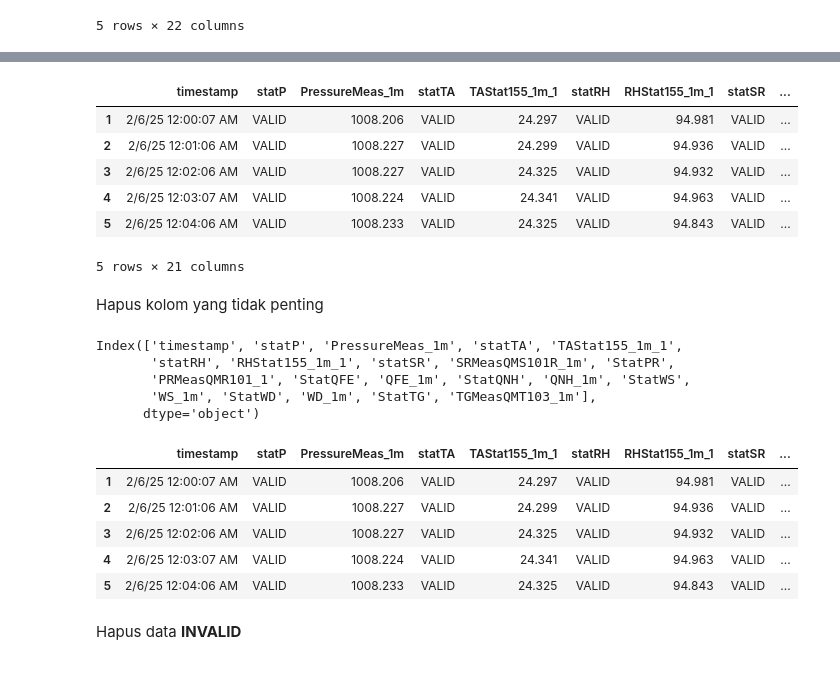
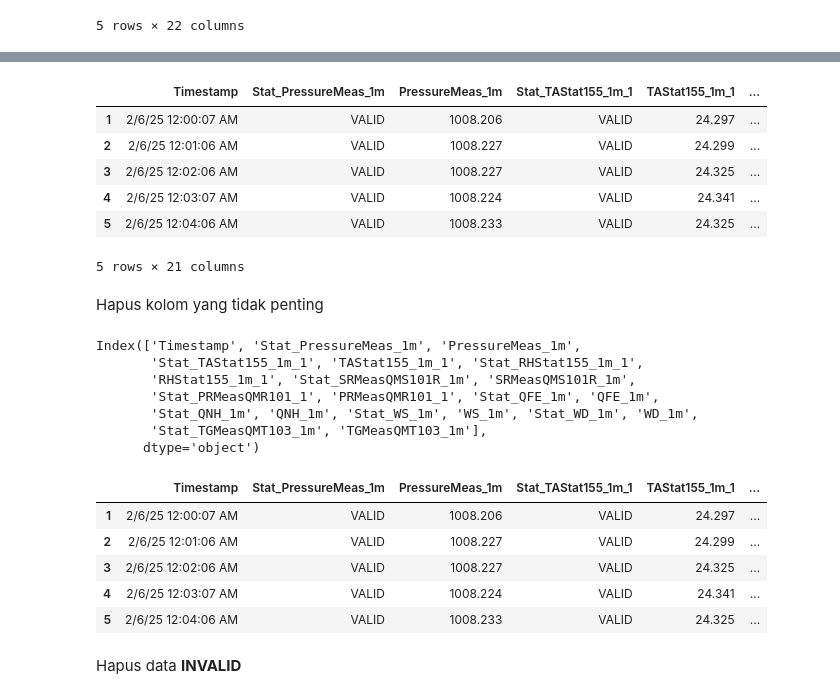
Before and after one commit to HandiSutriyan/CompareDataLapang, a Jupyter notebook: analisis.ipynb, the cells around one changed output, grey strips where cells are left out. Drawn from its saved outputs; the diff is of its cells as text; code cells hidden in the pictures.

```diff
--- a/analisis.ipynb
+++ b/analisis.ipynb
@@ -56,3 +56,16 @@ df_std.head()
 | 3 | 2/6/25 12:02:06 AM | VALID | 1008.227 | VALID | 24.325 | VALID | 94.932 | ... |
 | 4 | 2/6/25 12:03:07 AM | VALID | 1008.224 | VALID | 24.341 | VALID | 94.963 | ... |
 5 rows × 22 columns
+# %%
+df_std.columns = df_std.columns.str.strip()
+new_header = []
+for i, col in enumerate(df_std.columns):
+    if 'Unnamed' in col and i > 0:
+        next_col = df_std.columns[i+1] if i+1 < len(df_std.columns) else ''
+        new_header.append(f'Stat_{next_col}')
+    elif i == 0:
+        new_header.append('Timestamp')
+    else:
+        new_header.append(col)
+df_std.columns = new_header
+df_std
@@ -59,42 +86,38 @@ df_std.head()
 # %%
-set_col_std = ['timestamp', 'statP', 'PressureMeas_1m', 'statTA',
-       'TAStat155_1m_1', 'statRH', 'RHStat155_1m_1', 'statSR',
-       'SRMeasQMS101R_1m', 'StatPR', 'PRMeasQMR101_1', 'StatQFE',
-       'QFE_1m', 'StatQNH', 'QNH_1m', 'StatWS', 'WS_1m',
-       'StatWD', 'WD_1m', 'StatTG', 'TGMeasQMT103_1m']
 
-df_std = df_std.drop(columns='Unnamed: 21') #hapus kolom lebih
+df_std = df_std.dropna(axis=1, how='all') #hapus kolom lebih
 df_std = df_std.drop([0])
-df_std.columns = set_col_std #ubah format header standar
 df_std.head()
 # %% [output]
-|  | timestamp | statP | PressureMeas_1m | statTA | TAStat155_1m_1 | statRH | RHStat155_1m_1 | statSR | ... |
-| 1 | 2/6/25 12:00:07 AM | VALID | 1008.206 | VALID | 24.297 | VALID | 94.981 | VALID | ... |
-| 2 | 2/6/25 12:01:06 AM | VALID | 1008.227 | VALID | 24.299 | VALID | 94.936 | VALID | ... |
-| 3 | 2/6/25 12:02:06 AM | VALID | 1008.227 | VALID | 24.325 | VALID | 94.932 | VALID | ... |
-| 4 | 2/6/25 12:03:07 AM | VALID | 1008.224 | VALID | 24.341 | VALID | 94.963 | VALID | ... |
-| 5 | 2/6/25 12:04:06 AM | VALID | 1008.233 | VALID | 24.325 | VALID | 94.843 | VALID | ... |
+|  | Timestamp | Stat_PressureMeas_1m | PressureMeas_1m | Stat_TAStat155_1m_1 | TAStat155_1m_1 | ... |
+| 1 | 2/6/25 12:00:07 AM | VALID | 1008.206 | VALID | 24.297 | ... |
+| 2 | 2/6/25 12:01:06 AM | VALID | 1008.227 | VALID | 24.299 | ... |
+| 3 | 2/6/25 12:02:06 AM | VALID | 1008.227 | VALID | 24.325 | ... |
+| 4 | 2/6/25 12:03:07 AM | VALID | 1008.224 | VALID | 24.341 | ... |
+| 5 | 2/6/25 12:04:06 AM | VALID | 1008.233 | VALID | 24.325 | ... |
 5 rows × 21 columns
 # %% [markdown]
 Hapus kolom yang tidak penting
 # %%
 df_std.columns
 # %% [output]
-Index(['timestamp', 'statP', 'PressureMeas_1m', 'statTA', 'TAStat155_1m_1',
-       'statRH', 'RHStat155_1m_1', 'statSR', 'SRMeasQMS101R_1m', 'StatPR',
-       'PRMeasQMR101_1', 'StatQFE', 'QFE_1m', 'StatQNH', 'QNH_1m', 'StatWS',
-       'WS_1m', 'StatWD', 'WD_1m', 'StatTG', 'TGMeasQMT103_1m'],
+Index(['Timestamp', 'Stat_PressureMeas_1m', 'PressureMeas_1m',
+       'Stat_TAStat155_1m_1', 'TAStat155_1m_1', 'Stat_RHStat155_1m_1',
+       'RHStat155_1m_1', 'Stat_SRMeasQMS101R_1m', 'SRMeasQMS101R_1m',
+       'Stat_PRMeasQMR101_1', 'PRMeasQMR101_1', 'Stat_QFE_1m', 'QFE_1m',
+       'Stat_QNH_1m', 'QNH_1m', 'Stat_WS_1m', 'WS_1m', 'Stat_WD_1m', 'WD_1m',
+       'Stat_TGMeasQMT103_1m', 'TGMeasQMT103_1m'],
       dtype='object')
 # %%
-df_std = df_std.drop(columns={'StatTG','TGMeasQMT103_1m'})
+df_std = df_std.drop(columns={'Stat_TGMeasQMT103_1m','TGMeasQMT103_1m'})
 df_std.head()
 # %% [output]
-|  | timestamp | statP | PressureMeas_1m | statTA | TAStat155_1m_1 | statRH | RHStat155_1m_1 | statSR | ... |
-| 1 | 2/6/25 12:00:07 AM | VALID | 1008.206 | VALID | 24.297 | VALID | 94.981 | VALID | ... |
-| 2 | 2/6/25 12:01:06 AM | VALID | 1008.227 | VALID | 24.299 | VALID | 94.936 | VALID | ... |
-| 3 | 2/6/25 12:02:06 AM | VALID | 1008.227 | VALID | 24.325 | VALID | 94.932 | VALID | ... |
-| 4 | 2/6/25 12:03:07 AM | VALID | 1008.224 | VALID | 24.341 | VALID | 94.963 | VALID | ... |
-| 5 | 2/6/25 12:04:06 AM | VALID | 1008.233 | VALID | 24.325 | VALID | 94.843 | VALID | ... |
+|  | Timestamp | Stat_PressureMeas_1m | PressureMeas_1m | Stat_TAStat155_1m_1 | TAStat155_1m_1 | ... |
+| 1 | 2/6/25 12:00:07 AM | VALID | 1008.206 | VALID | 24.297 | ... |
+| 2 | 2/6/25 12:01:06 AM | VALID | 1008.227 | VALID | 24.299 | ... |
+| 3 | 2/6/25 12:02:06 AM | VALID | 1008.227 | VALID | 24.325 | ... |
+| 4 | 2/6/25 12:03:07 AM | VALID | 1008.224 | VALID | 24.341 | ... |
+| 5 | 2/6/25 12:04:06 AM | VALID | 1008.233 | VALID | 24.325 | ... |
 # %% [markdown]
 Hapus data **INVALID**
 # %%
```
Also changed, not shown: parts of 22 cells of this notebook, 1 other file.
